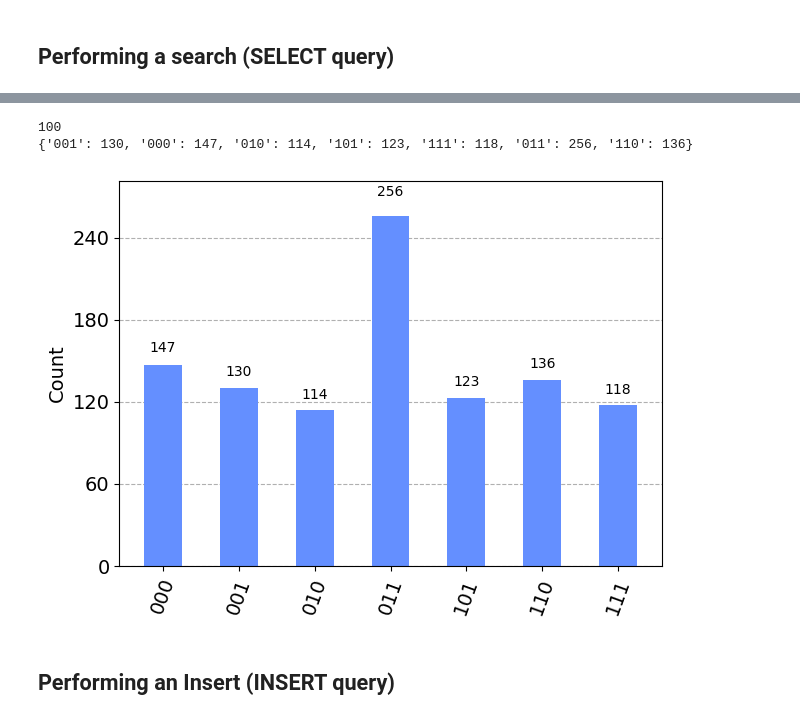
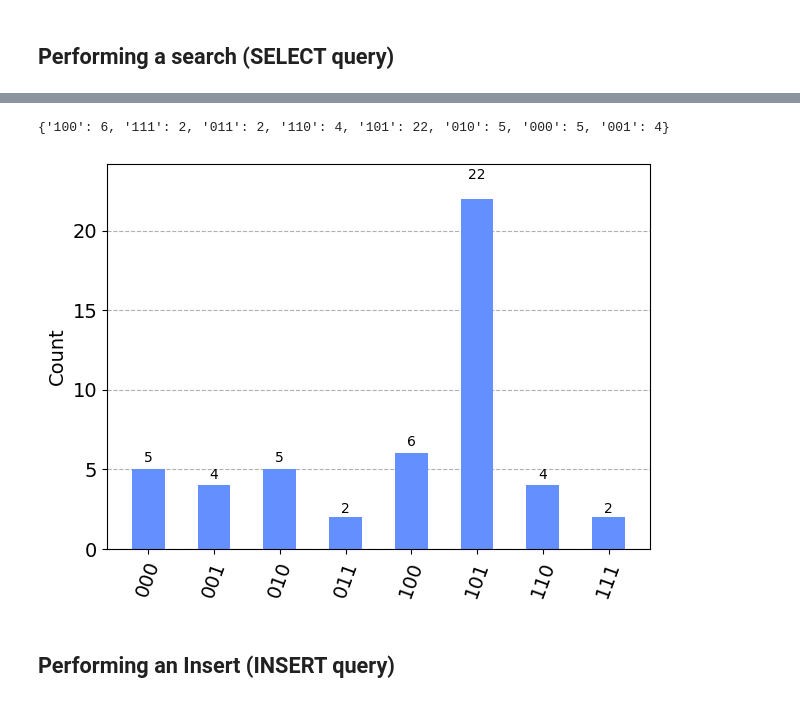
Before and after one commit to SamrutGadde/QuantumDB, a Jupyter notebook: db.ipynb, the cells around one changed output, grey strips where cells are left out. Saved outputs shown, nothing was run; the diff lists cells and outputs as text; code cells hidden in the pictures.

Commit message:
working grover search

```diff
--- a/db.ipynb
+++ b/db.ipynb
@@ -71,0 +41,21 @@ qc.draw(output='mpl')
+# %%
+tableA = QuantumRegister(3, 'tableA')
+tableB = QuantumRegister(3, 'tableB')
+t1 = QuantumCircuit(tableA, tableB)
+
+t1.cx(tableA[1], tableB[2])
+t1.x(tableB[2])
+
+t1.ccx(tableA[1], tableA[2], tableB[1])
+t1.cx(tableA[2], tableB[1])
+t1.x(tableB[1])
+t1.ccx(tableA[0], tableA[1], tableB[1])
+
+t1.ccx(tableA[1], tableA[2], tableB[0])
+t1.cx(tableA[1], tableB[0])
+t1.cx(tableA[0], tableB[0])
+t1.x(tableB[0])
+
+
+table1 = t1.to_gate(label='table1')
+t1.draw(output='mpl')
@@ -130,17 +134,13 @@ def search(num):
 # %%
-# Let's search for qb = 4, should get 101 (5) as output
-search(4)
-
 backend = Aer.get_backend('qasm_simulator')
-job = execute(qc, backend, shots=1024)
+job = execute(searchCircuit, backend, shots=50)
 result = job.result()
 counts = result.get_counts()
 print(counts)
 plot_histogram(counts)
 # %% [output]
-100
-{'001': 130, '000': 147, '010': 114, '101': 123, '111': 118, '011': 256, '110': 136}
+{'100': 6, '111': 2, '011': 2, '110': 4, '101': 22, '010': 5, '000': 5, '001': 4}
-[figure, old version]
+[figure, new version]
 # %% [markdown]
 ## Performing an Insert (INSERT query)
 # %%
```
Also changed, not shown: parts of 7 cells of this notebook.
